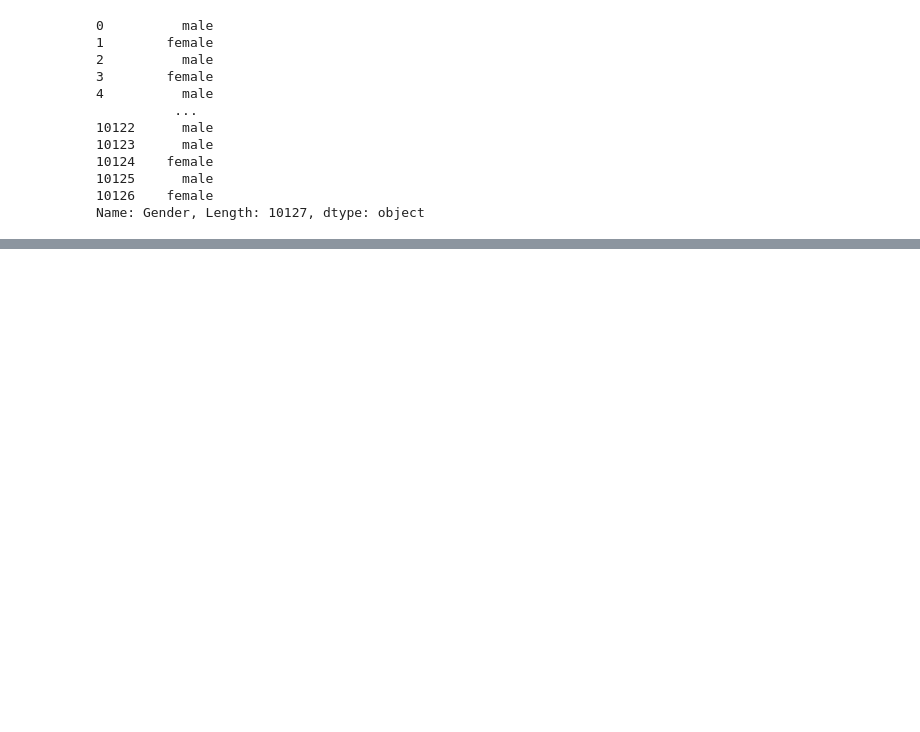
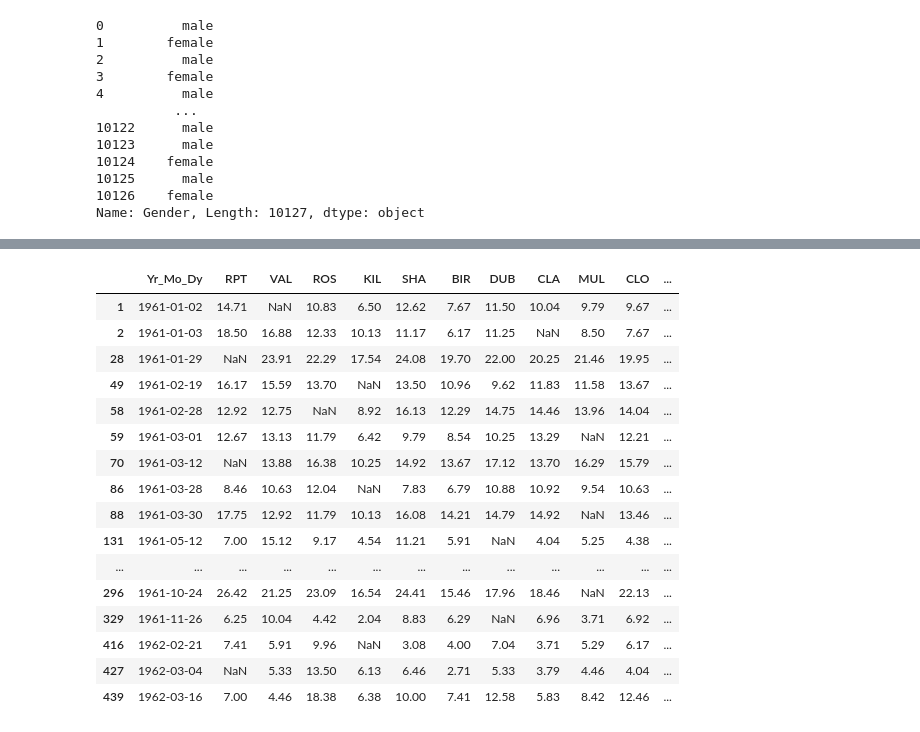
Before and after one commit to actuary84/bigdata_cert, a Jupyter notebook: 판다스_연습_튜토리얼.ipynb, the cells around one changed output, grey strips where cells are left out. Saved outputs shown, nothing was run; the diff lists cells and outputs as text; code cells hidden in the pictures; blank space fills up the shorter version.

```diff
--- a/판다스_연습_튜토리얼.ipynb
+++ b/판다스_연습_튜토리얼.ipynb
@@ -1265,0 +1407,6 @@ Name: Gender, Length: 10127, dtype: object
+# %%
+#방법1
+day_name = {'Sunday':6, 'Monday':0, 'Tuesday':1, 'Wednesday':2, 'Thursday':3, 'Friday':4,
+       'Saturday':5}
+df['weekday'] = df['Yr_Mo_Dy'].dt.day_name().map(day_name)
+df['weekday']
@@ -1265,0 +1542,21 @@ Name: Gender, Length: 10127, dtype: object
+# %%
+#결측치가 존재하는 행 모두 출력
+df[df.isna().any(axis=1)]
+# %% [output]
+|  | Yr_Mo_Dy | RPT | VAL | ROS | KIL | SHA | BIR | DUB | CLA | MUL | CLO | ... |
+| 1 | 1961-01-02 | 14.71 | NaN | 10.83 | 6.50 | 12.62 | 7.67 | 11.50 | 10.04 | 9.79 | 9.67 | ... |
+| 2 | 1961-01-03 | 18.50 | 16.88 | 12.33 | 10.13 | 11.17 | 6.17 | 11.25 | NaN | 8.50 | 7.67 | ... |
+| 28 | 1961-01-29 | NaN | 23.91 | 22.29 | 17.54 | 24.08 | 19.70 | 22.00 | 20.25 | 21.46 | 19.95 | ... |
+| 49 | 1961-02-19 | 16.17 | 15.59 | 13.70 | NaN | 13.50 | 10.96 | 9.62 | 11.83 | 11.58 | 13.67 | ... |
+| 58 | 1961-02-28 | 12.92 | 12.75 | NaN | 8.92 | 16.13 | 12.29 | 14.75 | 14.46 | 13.96 | 14.04 | ... |
+| 59 | 1961-03-01 | 12.67 | 13.13 | 11.79 | 6.42 | 9.79 | 8.54 | 10.25 | 13.29 | NaN | 12.21 | ... |
+| 70 | 1961-03-12 | NaN | 13.88 | 16.38 | 10.25 | 14.92 | 13.67 | 17.12 | 13.70 | 16.29 | 15.79 | ... |
+| 86 | 1961-03-28 | 8.46 | 10.63 | 12.04 | NaN | 7.83 | 6.79 | 10.88 | 10.92 | 9.54 | 10.63 | ... |
+| 88 | 1961-03-30 | 17.75 | 12.92 | 11.79 | 10.13 | 16.08 | 14.21 | 14.79 | 14.92 | NaN | 13.46 | ... |
+| 131 | 1961-05-12 | 7.00 | 15.12 | 9.17 | 4.54 | 11.21 | 5.91 | NaN | 4.04 | 5.25 | 4.38 | ... |
+| ... | ... | ... | ... | ... | ... | ... | ... | ... | ... | ... | ... | ... |
+| 296 | 1961-10-24 | 26.42 | 21.25 | 23.09 | 16.54 | 24.41 | 15.46 | 17.96 | 18.46 | NaN | 22.13 | ... |
+| 329 | 1961-11-26 | 6.25 | 10.04 | 4.42 | 2.04 | 8.83 | 6.29 | NaN | 6.96 | 3.71 | 6.92 | ... |
+| 416 | 1962-02-21 | 7.41 | 5.91 | 9.96 | NaN | 3.08 | 4.00 | 7.04 | 3.71 | 5.29 | 6.17 | ... |
+| 427 | 1962-03-04 | NaN | 5.33 | 13.50 | 6.13 | 6.46 | 2.71 | 5.33 | 3.79 | 4.46 | 4.04 | ... |
+| 439 | 1962-03-16 | 7.00 | 4.46 | 18.38 | 6.38 | 10.00 | 7.41 | 12.58 | 5.83 | 8.42 | 12.46 | ... |
```
Also changed, not shown: parts of 128 cells of this notebook.
